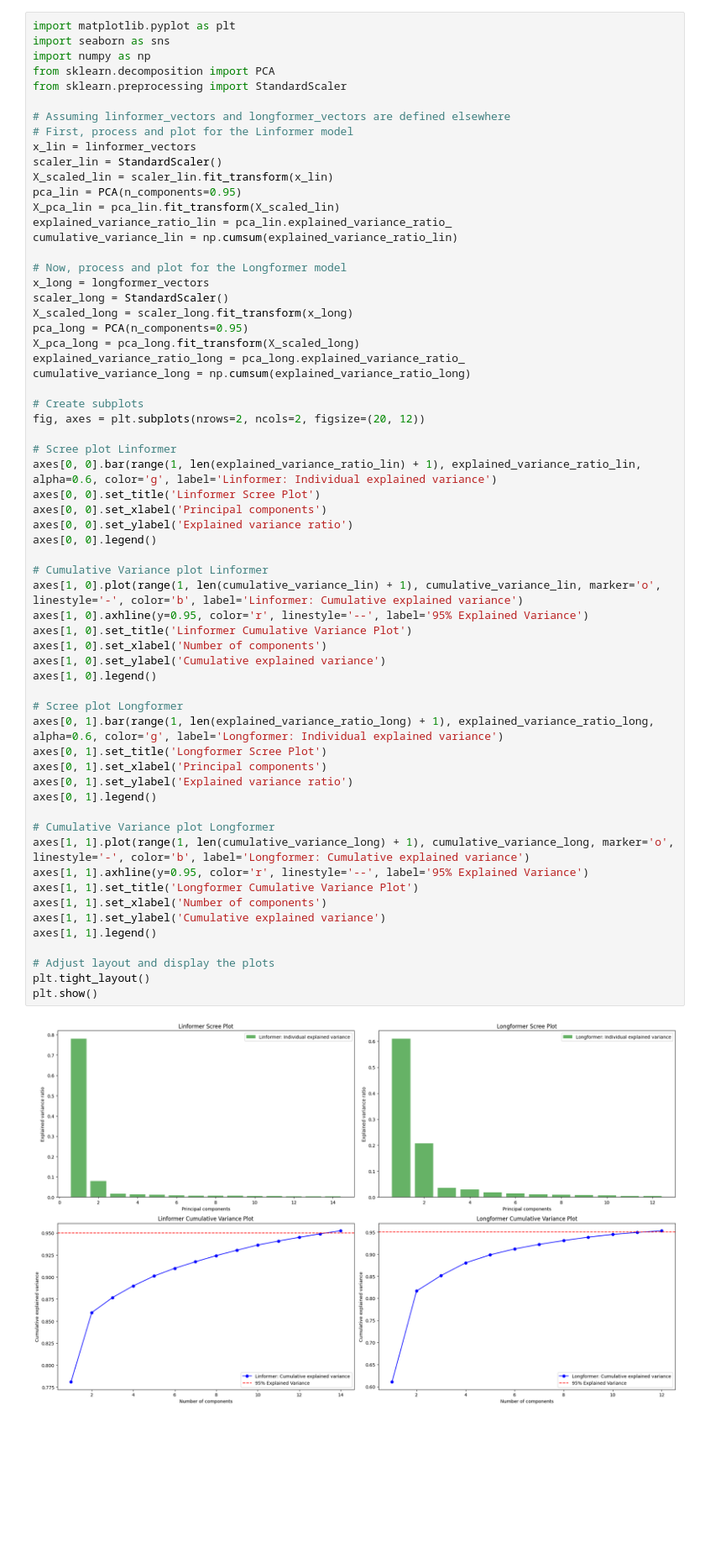
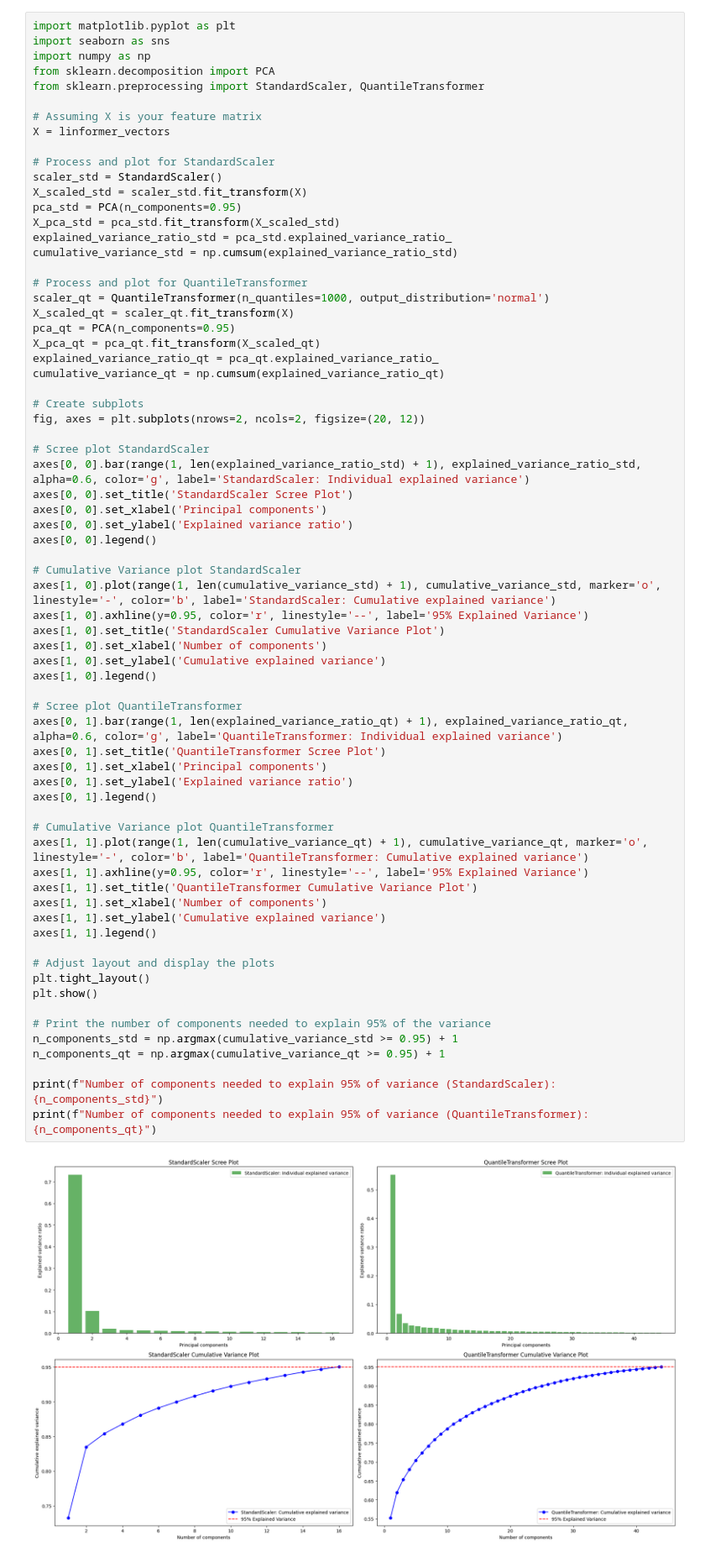
Before and after one commit to norandom/log2ml, a Jupyter notebook: Comparison_of_Encoder_Models.ipynb, the cells around one changed output. Shown at 84% size. Drawn from its saved outputs; the diff is of its cells as text; blank space fills up the shorter version.

Commit message:
Added Quantile based feature scaler

```diff
--- a/Comparison_of_Encoder_Models.ipynb
+++ b/Comparison_of_Encoder_Models.ipynb
@@ -990,62 +1137,69 @@ import matplotlib.pyplot as plt
 import seaborn as sns
 import numpy as np
 from sklearn.decomposition import PCA
-from sklearn.preprocessing import StandardScaler
+from sklearn.preprocessing import StandardScaler, QuantileTransformer
 
-# Assuming linformer_vectors and longformer_vectors are defined elsewhere
-# First, process and plot for the Linformer model
-x_lin = linformer_vectors
-scaler_lin = StandardScaler()
-X_scaled_lin = scaler_lin.fit_transform(x_lin)
-pca_lin = PCA(n_components=0.95)
-X_pca_lin = pca_lin.fit_transform(X_scaled_lin)
-explained_variance_ratio_lin = pca_lin.explained_variance_ratio_
-cumulative_variance_lin = np.cumsum(explained_variance_ratio_lin)
+# Assuming X is your feature matrix
+X = linformer_vectors
 
-# Now, process and plot for the Longformer model
-x_long = longformer_vectors
-scaler_long = StandardScaler()
-X_scaled_long = scaler_long.fit_transform(x_long)
-pca_long = PCA(n_components=0.95)
-X_pca_long = pca_long.fit_transform(X_scaled_long)
-explained_variance_ratio_long = pca_long.explained_variance_ratio_
-cumulative_variance_long = np.cumsum(explained_variance_ratio_long)
+# Process and plot for StandardScaler
+scaler_std = StandardScaler()
+X_scaled_std = scaler_std.fit_transform(X)
+pca_std = PCA(n_components=0.95)
+X_pca_std = pca_std.fit_transform(X_scaled_std)
+explained_variance_ratio_std = pca_std.explained_variance_ratio_
+cumulative_variance_std = np.cumsum(explained_variance_ratio_std)
+
+# Process and plot for QuantileTransformer
+scaler_qt = QuantileTransformer(n_quantiles=1000, output_distribution='normal')
+X_scaled_qt = scaler_qt.fit_transform(X)
+pca_qt = PCA(n_components=0.95)
+X_pca_qt = pca_qt.fit_transform(X_scaled_qt)
+explained_variance_ratio_qt = pca_qt.explained_variance_ratio_
+cumulative_variance_qt = np.cumsum(explained_variance_ratio_qt)
 
 # Create subplots
 fig, axes = plt.subplots(nrows=2, ncols=2, figsize=(20, 12))
 
-# Scree plot Linformer
-axes[0, 0].bar(range(1, len(explained_variance_ratio_lin) + 1), explained_variance_ratio_lin, alpha=0.6, color='g', label='Linformer: Individual explained variance')
-axes[0, 0].set_title('Linformer Scree Plot')
+# Scree plot StandardScaler
+axes[0, 0].bar(range(1, len(explained_variance_ratio_std) + 1), explained_variance_ratio_std, alpha=0.6, color='g', label='StandardScaler: Individual explained variance')
+axes[0, 0].set_title('StandardScaler Scree Plot')
 axes[0, 0].set_xlabel('Principal components')
 axes[0, 0].set_ylabel('Explained variance ratio')
 axes[0, 0].legend()
 
-# Cumulative Variance plot Linformer
-axes[1, 0].plot(range(1, len(cumulative_variance_lin) + 1), cumulative_variance_lin, marker='o', linestyle='-', color='b', label='Linformer: Cumulative explained variance')
+# Cumulative Variance plot StandardScaler
+axes[1, 0].plot(range(1, len(cumulative_variance_std) + 1), cumulative_variance_std, marker='o', linestyle='-', color='b', label='StandardScaler: Cumulative explained variance')
 axes[1, 0].axhline(y=0.95, color='r', linestyle='--', label='95% Explained Variance')
-axes[1, 0].set_title('Linformer Cumulative Variance Plot')
+axes[1, 0].set_title('StandardScaler Cumulative Variance Plot')
 axes[1, 0].set_xlabel('Number of components')
 axes[1, 0].set_ylabel('Cumulative explained variance')
 axes[1, 0].legend()
 
-# Scree plot Longformer
-axes[0, 1].bar(range(1, len(explained_variance_ratio_long) + 1), explained_variance_ratio_long, alpha=0.6, color='g', label='Longformer: Individual explained variance')
-axes[0, 1].set_title('Longformer Scree Plot')
+# Scree plot QuantileTransformer
+axes[0, 1].bar(range(1, len(explained_variance_ratio_qt) + 1), explained_variance_ratio_qt, alpha=0.6, color='g', label='QuantileTransformer: Individual explained variance')
+axes[0, 1].set_title('QuantileTransformer Scree Plot')
 axes[0, 1].set_xlabel('Principal components')
 axes[0, 1].set_ylabel('Explained variance ratio')
 axes[0, 1].legend()
 
-# Cumulative Variance plot Longformer
-axes[1, 1].plot(range(1, len(cumulative_variance_long) + 1), cumulative_variance_long, marker='o', linestyle='-', color='b', label='Longformer: Cumulative explained variance')
+# Cumulative Variance plot QuantileTransformer
+axes[1, 1].plot(range(1, len(cumulative_variance_qt) + 1), cumulative_variance_qt, marker='o', linestyle='-', color='b', label='QuantileTransformer: Cumulative explained variance')
 axes[1, 1].axhline(y=0.95, color='r', linestyle='--', label='95% Explained Variance')
-axes[1, 1].set_title('Longformer Cumulative Variance Plot')
+axes[1, 1].set_title('QuantileTransformer Cumulative Variance Plot')
 axes[1, 1].set_xlabel('Number of components')
 axes[1, 1].set_ylabel('Cumulative explained variance')
 axes[1, 1].legend()
 
 # Adjust layout and display the plots
 plt.tight_layout()
 plt.show()
+
+# Print the number of components needed to explain 95% of the variance
+n_components_std = np.argmax(cumulative_variance_std >= 0.95) + 1
+n_components_qt = np.argmax(cumulative_variance_qt >= 0.95) + 1
+
+print(f"Number of components needed to explain 95% of variance (StandardScaler): {n_components_std}")
+print(f"Number of components needed to explain 95% of variance (QuantileTransformer): {n_components_qt}")
 # %% [output]
-[figure, old version]
+[figure, new version]
```
Also changed, not shown: parts of 8 cells of this notebook.
